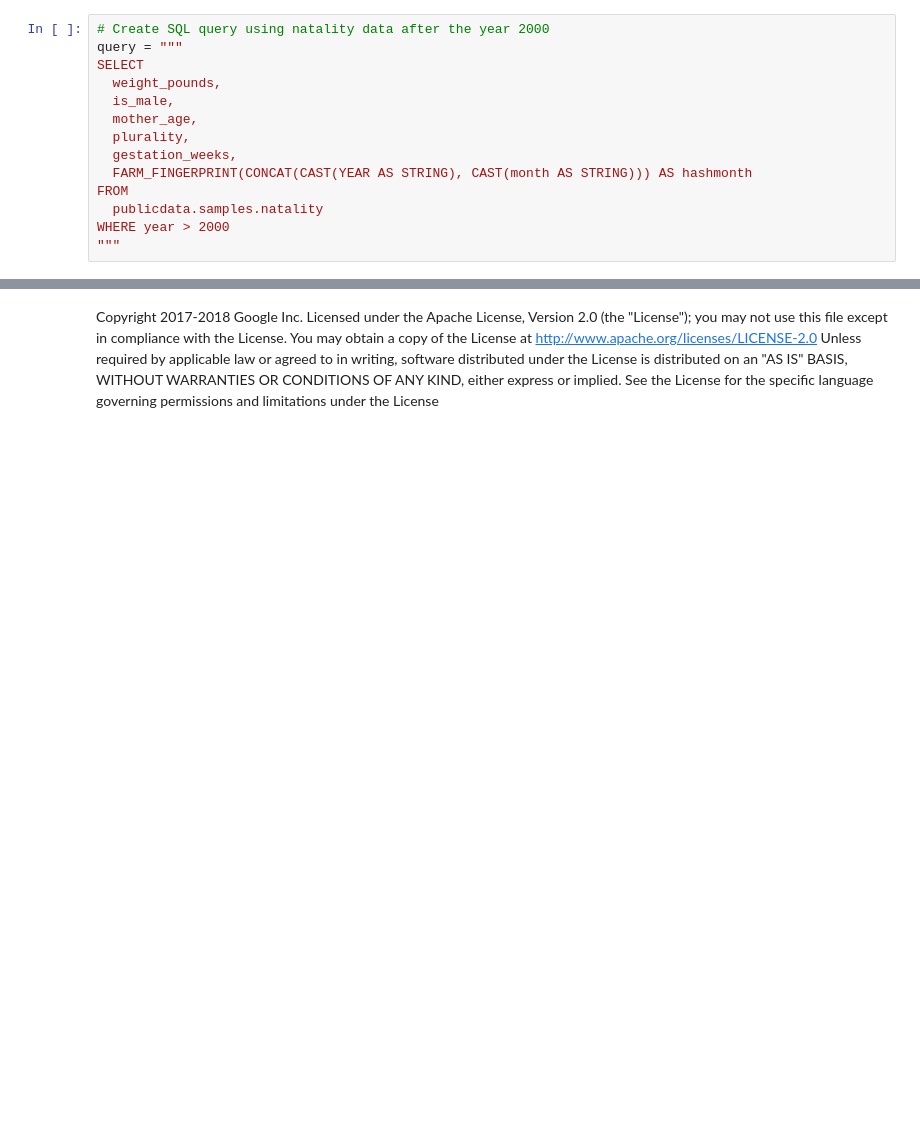
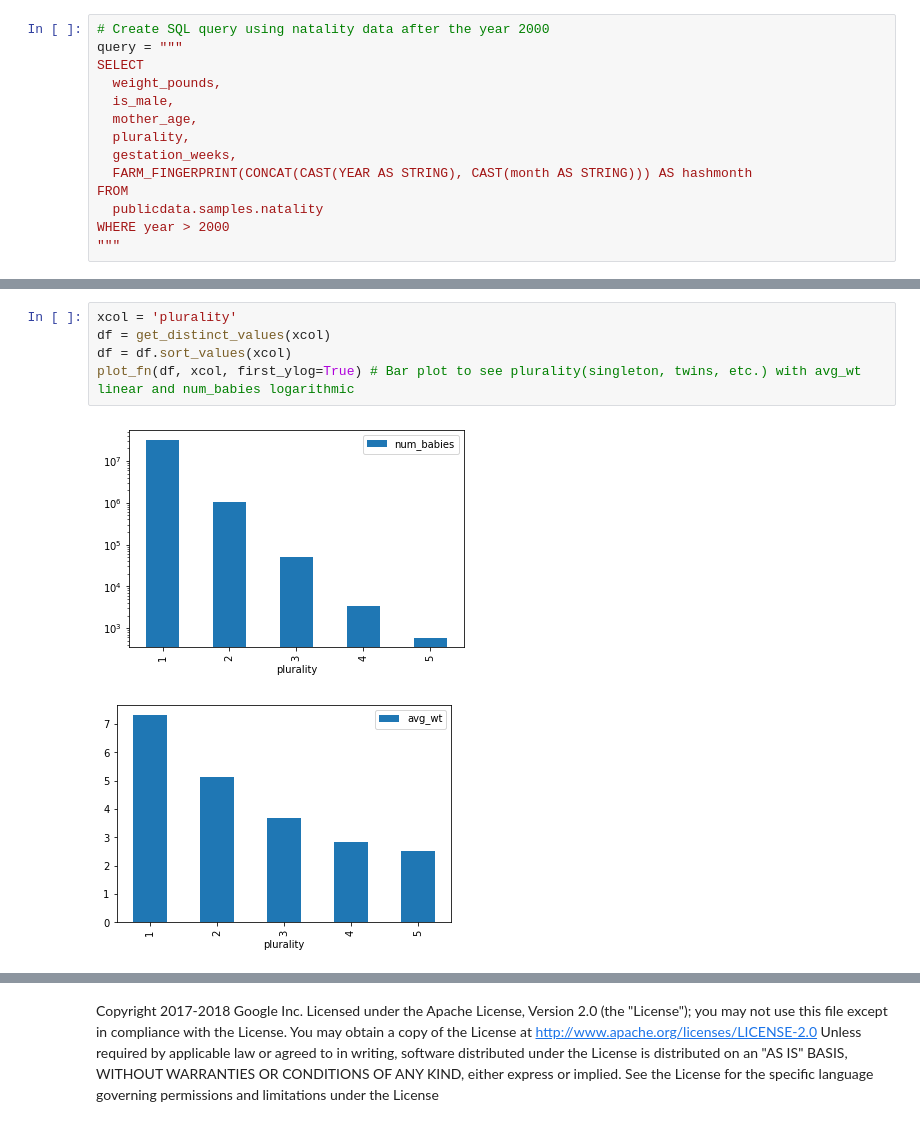
Before and after one commit to pascal-p/ML_with_TF_GCP, a Jupyter notebook: C06-w01-Lab_explore.ipynb, the cells around one changed output, grey strips where cells are left out. Saved outputs shown, nothing was run; the diff lists cells and outputs as text; blank space fills up the shorter version.

```diff
--- a/C06-w01-Lab_explore.ipynb
+++ b/C06-w01-Lab_explore.ipynb
@@ -86,0 +90,8 @@ df.plot(x='is_male', y='avg_wt', kind='bar');
+# %%
+xcol = 'plurality'
+df = get_distinct_values(xcol)
+df = df.sort_values(xcol)
+plot_fn(df, xcol, first_ylog=True) # Bar plot to see plurality(singleton, twins, etc.) with avg_wt linear and num_babies logarithmic
+# %% [output]
+[figure, added]
+[figure, added]
```
Also changed, not shown: parts of 13 cells of this notebook.
